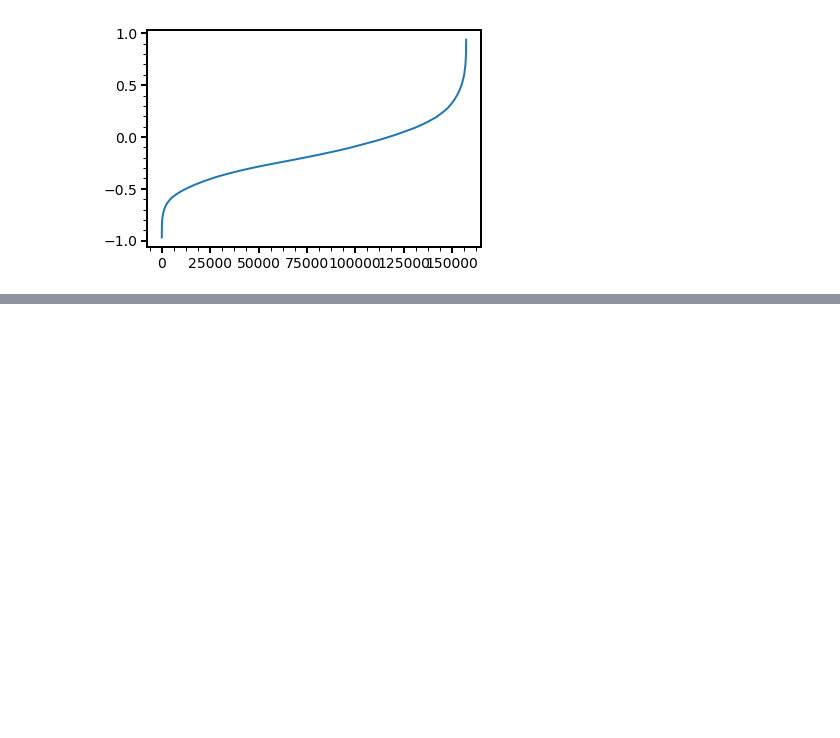
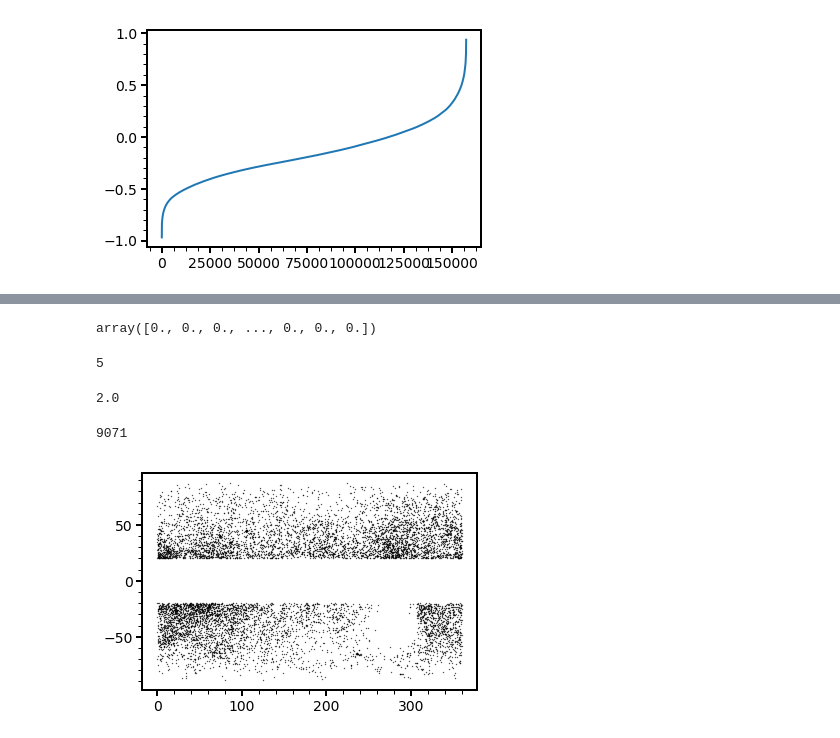
Before and after one commit to michael-petersen/ReflexMotion, a Jupyter notebook: Cohen17_RRL.ipynb, the cells around one changed output, grey strips where cells are left out. Saved outputs shown, nothing was run; the diff lists cells and outputs as text; code cells hidden in the pictures; blank space fills up the shorter version.

```diff
--- a/Cohen17_RRL.ipynb
+++ b/Cohen17_RRL.ipynb
@@ -877,0 +918,44 @@ print(rej)
+# %%
+RRL1 = np.genfromtxt('/Users/mpetersen/Dropbox/mike/data/RRL_GaiaI_all_sub.txt',skip_header=1)
+# %%
+RRL1[:,17]
+# %% [output]
+array([0., 0., 0., ..., 0., 0., 0.])
+# %%
+rgood = np.where((RRL1[:,27]==1)&(RRL1[:,28]==1))[0]
+print(rgood.size)
+# %% [output]
+5
+# %%
+print(np.nanmax(RRL1[:,28]))
+# %% [output]
+2.0
+# %%
+rvals = np.sqrt(RRL1[:,0]*RRL1[:,0] + RRL1[:,1]*RRL1[:,1] + RRL1[:,2]*RRL1[:,2])
+#rvals = RRL1[:,8]
+rgood = np.where((rvals>25) \
+                           & (np.abs(RRL1[:,7])>20) \
+                           & (RRL1[:,16]==0) \
+                           & (RRL1[:,17]==0) \
+                           & (RRL1[:,24]==0) \
+                           & (RRL1[:,26]==0) \
+                           & (RRL1[:,27]==0)\
+                           & (RRL1[:,28]==0)\
+                           & (RRL1[:,23]>30) \
+                           & (RRL1[:,25]>20))[0]
+print(rgood.size)
+
+plt.scatter(RRL1[rgood,6],RRL1[rgood,7],color='black',s=0.1)
+
+rgood = np.where(RRL1[:,24]==1)
+#plt.scatter(RRL1[rgood,6],RRL1[rgood,7],color='red',s=0.5)
+
+rgood = np.where(RRL1[:,26]==1)
+#plt.scatter(RRL1[rgood,6],RRL1[rgood,7],color='blue',s=0.5)
+
+
+
+plt.savefig('/Users/mpetersen/Downloads/rrlscatter.png')
+# %% [output]
+9071
+[figure, added]
```
Also changed, not shown: parts of 27 cells of this notebook.
